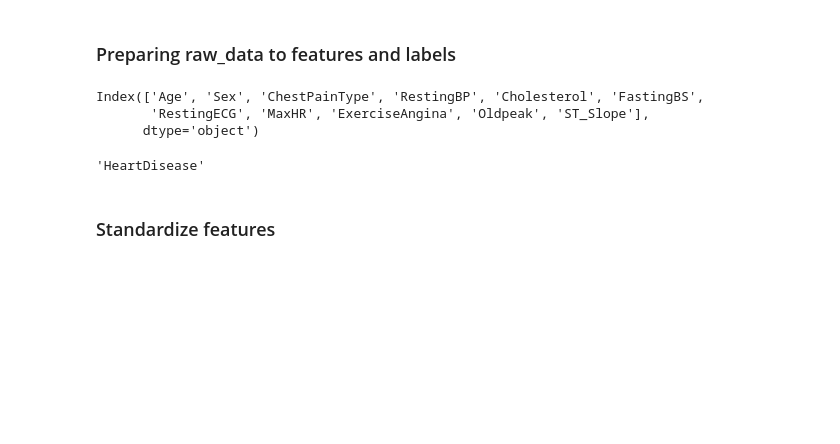
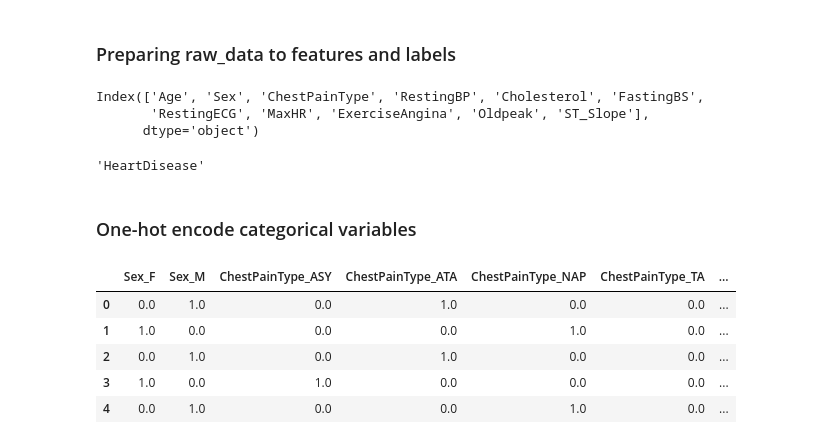
Before and after one commit to UCB-stat-159-s23/project-Group21, a Jupyter notebook: analysis/modeling.ipynb, the cells around one changed output. Saved outputs shown, nothing was run; the diff lists cells and outputs as text; code cells hidden in the pictures; blank space fills up the shorter version.

```diff
--- a/analysis/modeling.ipynb
+++ b/analysis/modeling.ipynb
@@ -30,4 +30,4 @@ raw_labels
 # %% [output]
 'HeartDisease'
 # %% [markdown]
-### Standardize features
+### One-hot encode categorical variables
@@ -33,0 +39,20 @@ raw_labels
+# %%
+from sklearn.preprocessing import OneHotEncoder
+# create an encoder and fit the dataframe
+categorical_columns= ['Sex', 'ChestPainType','RestingECG', 'ExerciseAngina', 'ST_Slope' ]
+categorical_data = raw_data[categorical_columns]
+enc = OneHotEncoder(sparse=False).fit(categorical_data)
+encoded = enc.transform(categorical_data)
+# convert it to a dataframe
+encoded_df = pd.DataFrame(
+     encoded,
+     columns=enc.get_feature_names_out()
+)
+encoded_df.head()
+# %% [output]
+|  | Sex_F | Sex_M | ChestPainType_ASY | ChestPainType_ATA | ChestPainType_NAP | ChestPainType_TA | ... |
+| 0 | 0.0 | 1.0 | 0.0 | 1.0 | 0.0 | 0.0 | ... |
+| 1 | 1.0 | 0.0 | 0.0 | 0.0 | 1.0 | 0.0 | ... |
+| 2 | 0.0 | 1.0 | 0.0 | 1.0 | 0.0 | 0.0 | ... |
+| 3 | 1.0 | 0.0 | 1.0 | 0.0 | 0.0 | 0.0 | ... |
+| 4 | 0.0 | 1.0 | 0.0 | 0.0 | 1.0 | 0.0 | ... |
```
Also changed, not shown: parts of 20 cells of this notebook, 1 other file.
